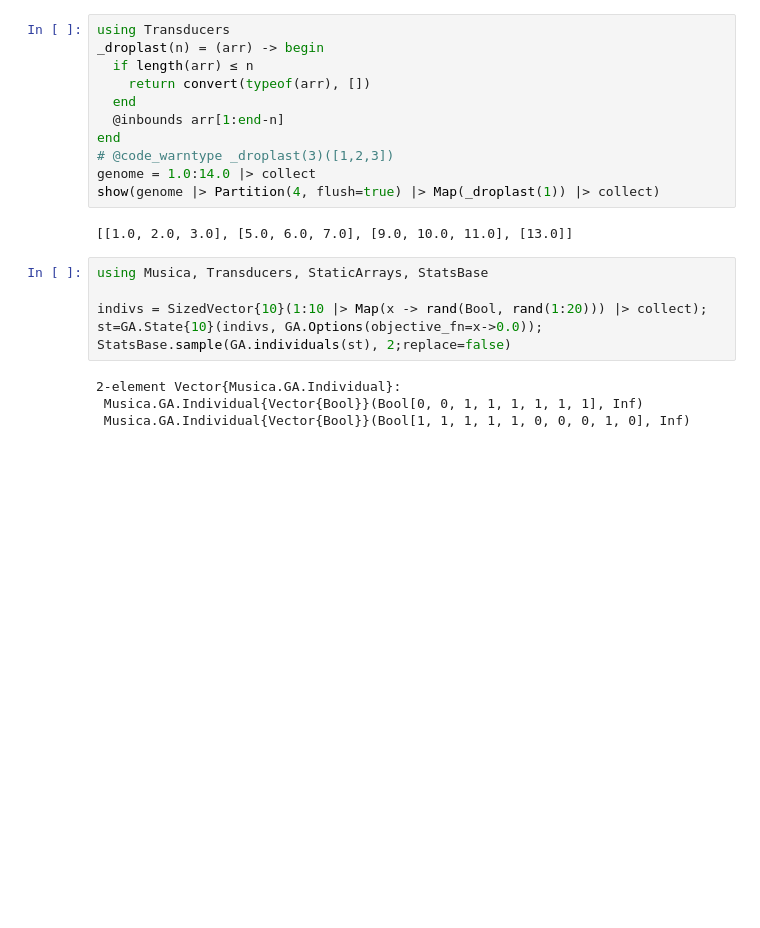
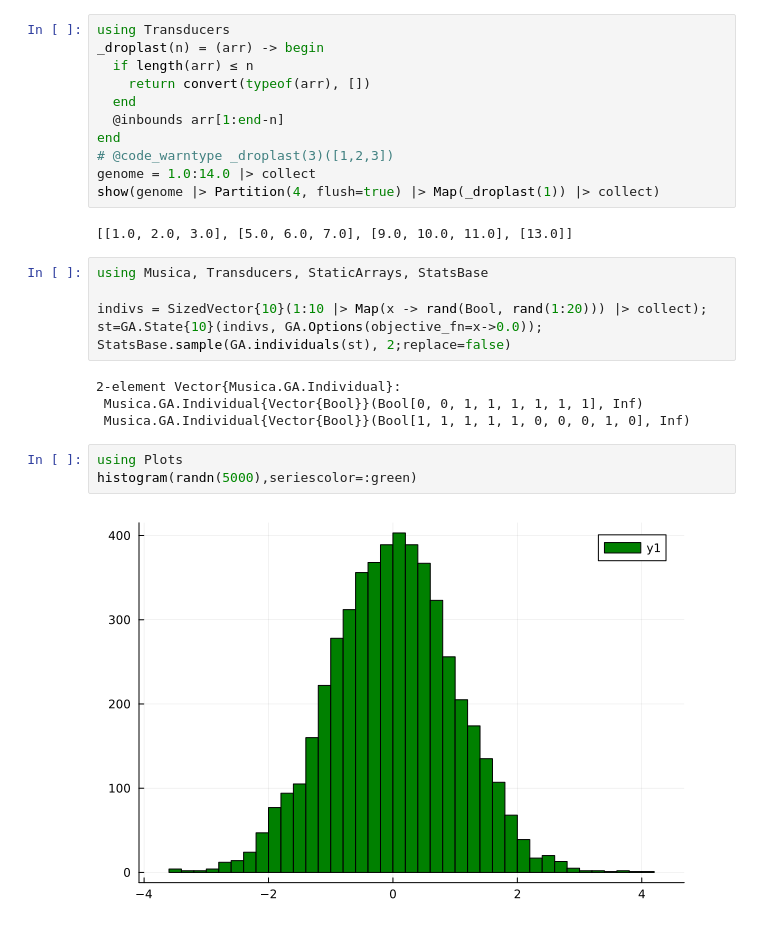
Before and after one commit to ORBAT/Musica, a Jupyter notebook: src/scratch.ipynb, the cells around one changed output. Cells and saved outputs as stored; diff of their text form; blank space fills up the shorter version.

```diff
--- a/src/scratch.ipynb
+++ b/src/scratch.ipynb
@@ -390,3 +390,8 @@ StatsBase.sample(GA.individuals(st), 2;replace=false)
 2-element Vector{Musica.GA.Individual}:
  Musica.GA.Individual{Vector{Bool}}(Bool[0, 0, 1, 1, 1, 1, 1, 1], Inf)
  Musica.GA.Individual{Vector{Bool}}(Bool[1, 1, 1, 1, 1, 0, 0, 0, 1, 0], Inf)
+# %%
+using Plots
+histogram(randn(5000),seriescolor=:green)
+# %% [output]
+[figure, added]
```
Also changed, not shown: parts of 1 cell of this notebook.
